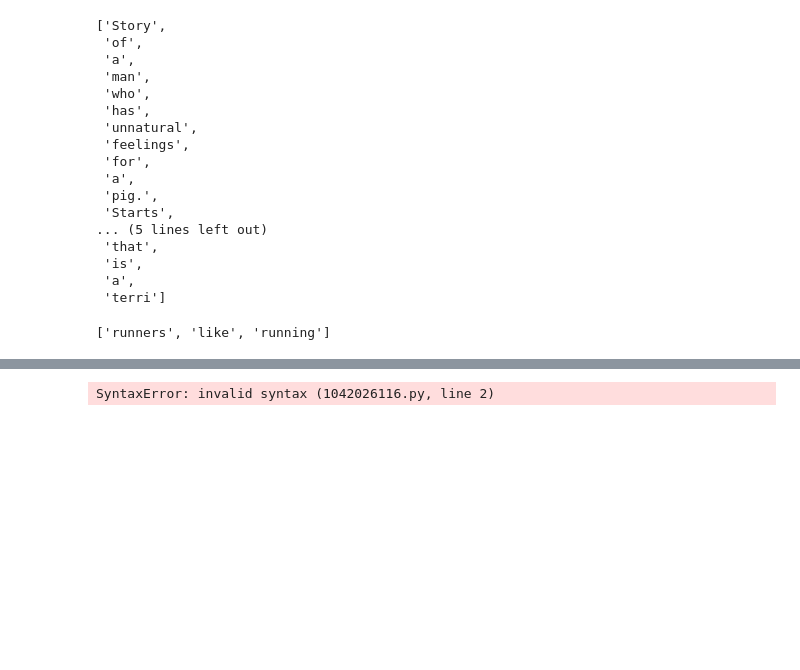
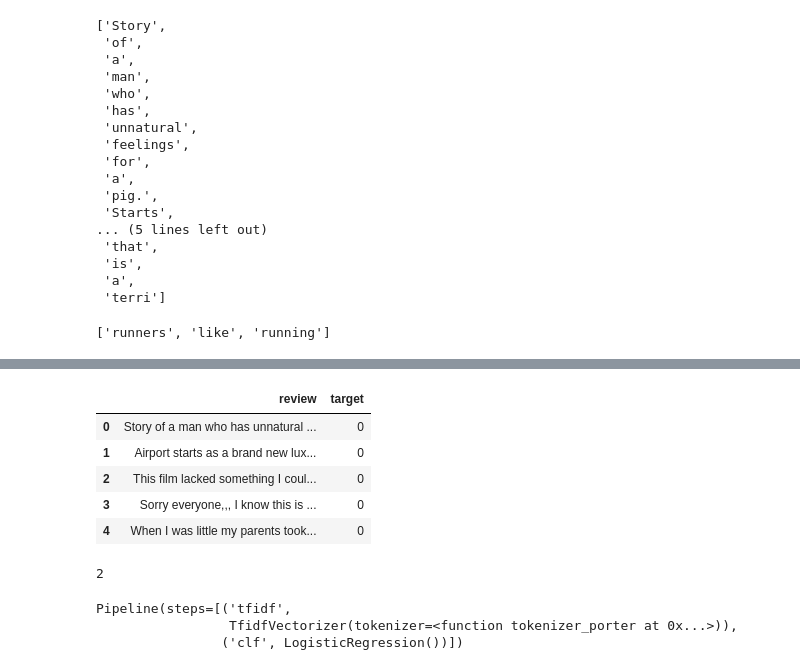
Before and after one commit to carookim/Python, a Jupyter notebook: 감성분석/movie_review.ipynb, the cells around one changed output, grey strips where cells are left out. Drawn from its saved outputs; the diff is of its cells as text; code cells hidden in the pictures; blank space fills up the shorter version.

```diff
--- a/감성분석/movie_review.ipynb
+++ b/감성분석/movie_review.ipynb
@@ -259,10 +242,17 @@ stopwords.words('english')
+# %%
+df.head()  # 전처리완료  정규식을 이용한..
+# %% [output]
+|  | review | target |
+| 0 | Story of a man who has unnatural ... | 0 |
+| 1 | Airport starts as a brand new lux... | 0 |
+| 2 | This film lacked something I coul... | 0 |
+| 3 | Sorry everyone,,, I know this is ... | 0 |
+| 4 | When I was little my parents took... | 0 |
 # %%
 # 독립변수 / 종속변수 생성
-X =
-y =
+X = df.review
+y = df.target
 
 # 훈련 / 테스트 데이터 분할
 from sklearn.model_selection import train_test_split
 x_train,x_test,y_train,y_test = train_test_split(X,y,test_size=0.2,stratify=y,random_state=42)
-# %% [output]
-SyntaxError: invalid syntax (1042026116.py, line 2)
@@ -268,0 +282,11 @@ SyntaxError: invalid syntax (1042026116.py, line 2)
+# %%
+y_train.nunique()
+# %% [output]
+2
+# %%
+# 파이프라인으로 모델 학습
+pipeline.fit(x_train,y_train)
+# %% [output]
+Pipeline(steps=[('tfidf',
+                 TfidfVectorizer(tokenizer=<function tokenizer_porter at 0x...>)),
+                ('clf', LogisticRegression())])
```
Also changed, not shown: parts of 18 cells of this notebook, 4 other files.
